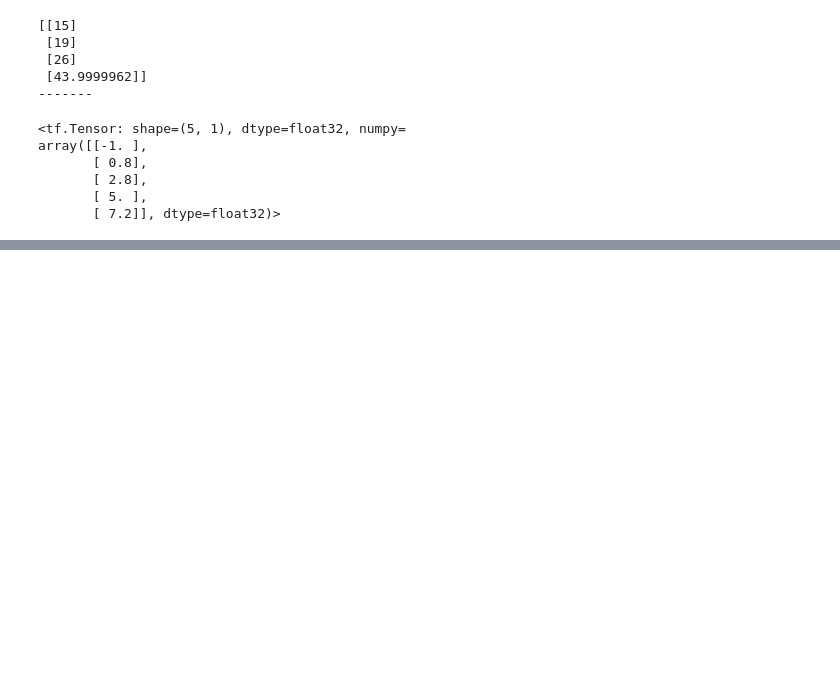
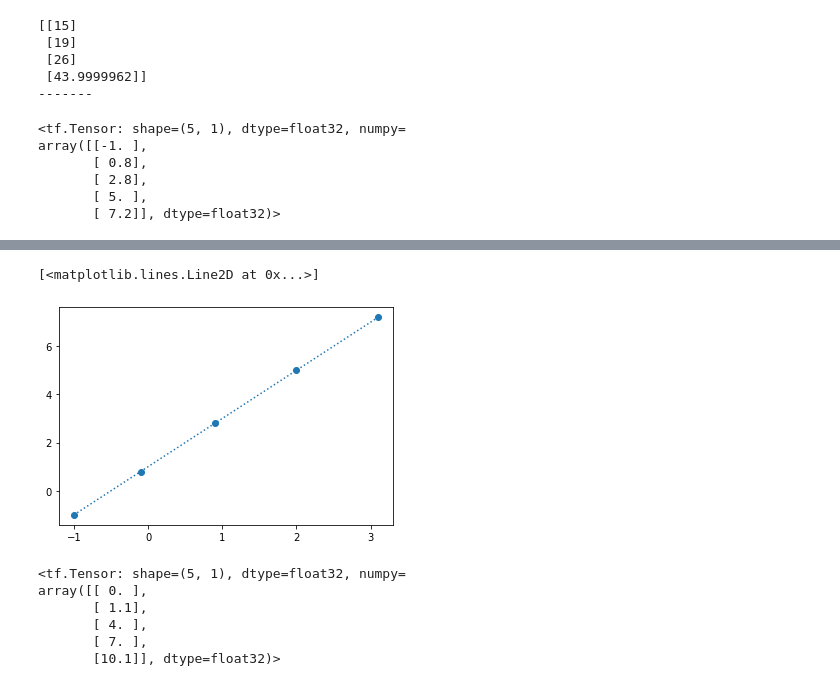
Before and after one commit to StudyBigdata111/pythonstudy, a Jupyter notebook: python/python_1.ipynb, the cells around one changed output, grey strips where cells are left out. Cells and saved outputs as stored; diff of their text form; code cells hidden in the pictures; blank space fills up the shorter version.

```diff
--- a/python/python_1.ipynb
+++ b/python/python_1.ipynb
@@ -3570,0 +3581,24 @@ array([[-1. ],
+# %%
+plt.plot(X.numpy(), y, "o:")
+# %% [output]
+[<matplotlib.lines.Line2D at 0x...>]
+[figure, added]
+# %%
+X = tf.Variable(np.array([ [-1.0, 1.0],
+                          [-0.1, 0.3],
+                          [0.9, 1.2],
+                          [2.0, 2.0],
+                          [3.1, 2.9]
+                          ]), dtype = tf.float32)
+W = tf.Variable(np.array( [[2.0],
+                           [1.0]] ), dtype = tf.float32)
+B = tf.Variable(np.array( 1.0 ), dtype = tf.float32)
+y = tf.matmul(X,W) + B
+y
+# %% [output]
+<tf.Tensor: shape=(5, 1), dtype=float32, numpy=
+array([[ 0. ],
+       [ 1.1],
+       [ 4. ],
+       [ 7. ],
+       [10.1]], dtype=float32)>
```
Also changed, not shown: parts of 4 cells of this notebook.
